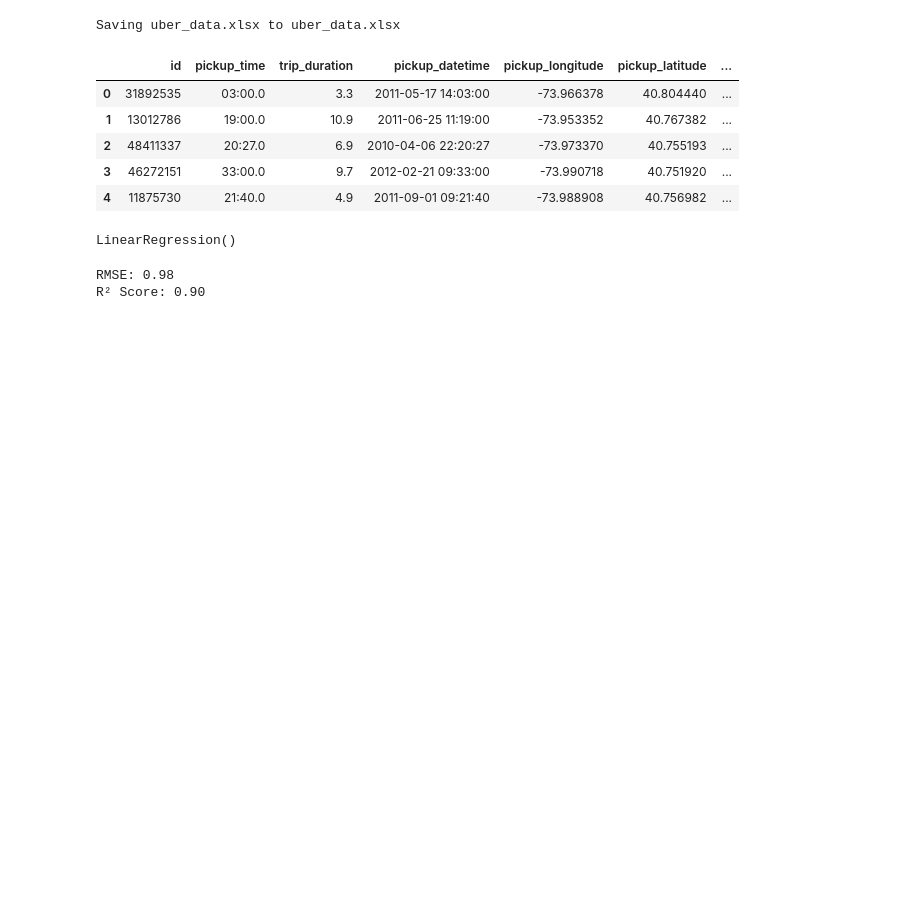
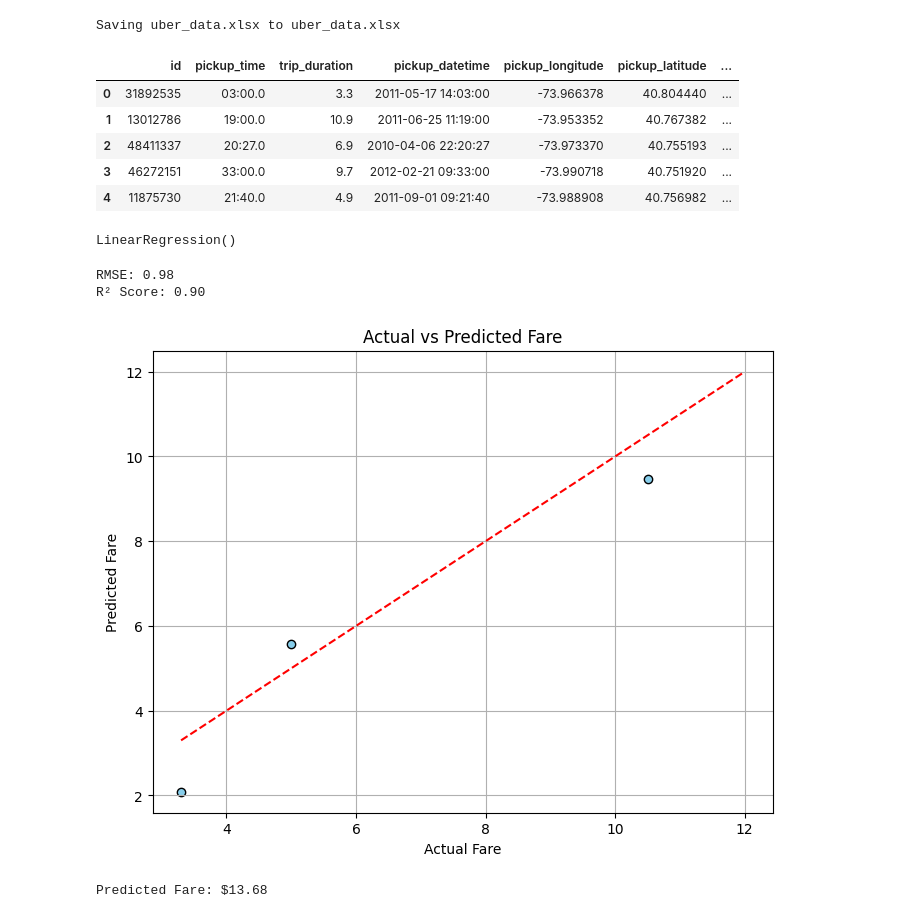
Before and after one commit to subhashree-07/HRMS, a Jupyter notebook: Untitled5.ipynb, the cells around one changed output. Cells and saved outputs as stored; diff of their text form; code cells hidden in the pictures; blank space fills up the shorter version.

```diff
--- a/Untitled5.ipynb
+++ b/Untitled5.ipynb
@@ -62,3 +63,21 @@ print(f"R² Score: {r2:.2f}")
 # %% [output]
 RMSE: 0.98
 R² Score: 0.90
+# %%
+plt.figure(figsize=(8, 6))
+plt.scatter(y_test, y_pred, color='skyblue', edgecolor='black')
+plt.plot([y.min(), y.max()], [y.min(), y.max()], color='red', linestyle='--')
+plt.xlabel('Actual Fare')
+plt.ylabel('Predicted Fare')
+plt.title('Actual vs Predicted Fare')
+plt.grid(True)
+plt.show()
+# %% [output]
+[figure, added]
+# %%
+# Example: 2 passengers, 4.2 km
+new_data = pd.DataFrame({'passenger_count': [2], 'distance_km': [4.2]})
+predicted_fare = model.predict(new_data)
+print(f"Predicted Fare: ${predicted_fare[0]:.2f}")
+# %% [output]
+Predicted Fare: $13.68
```
Also changed, not shown: parts of 1 cell of this notebook.
